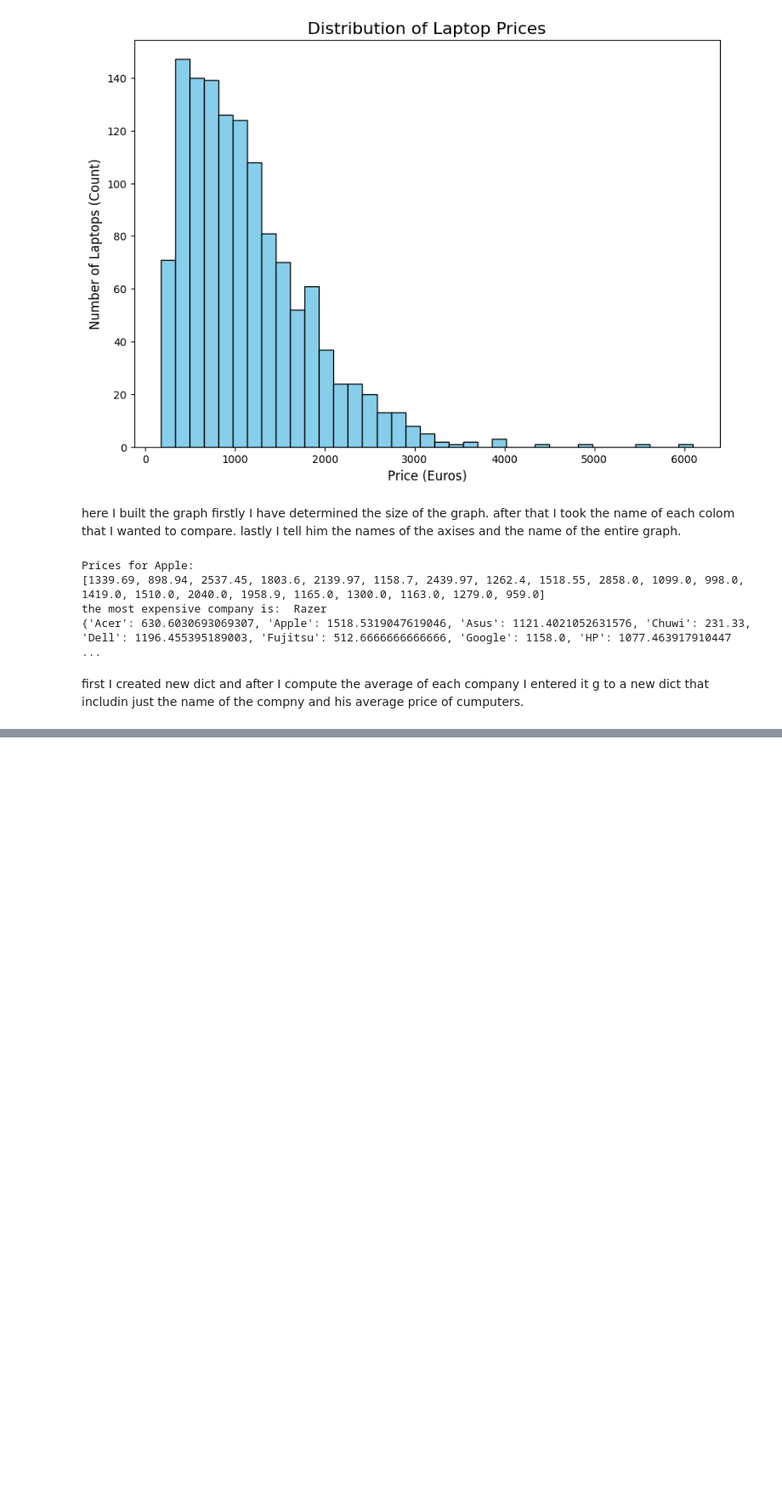
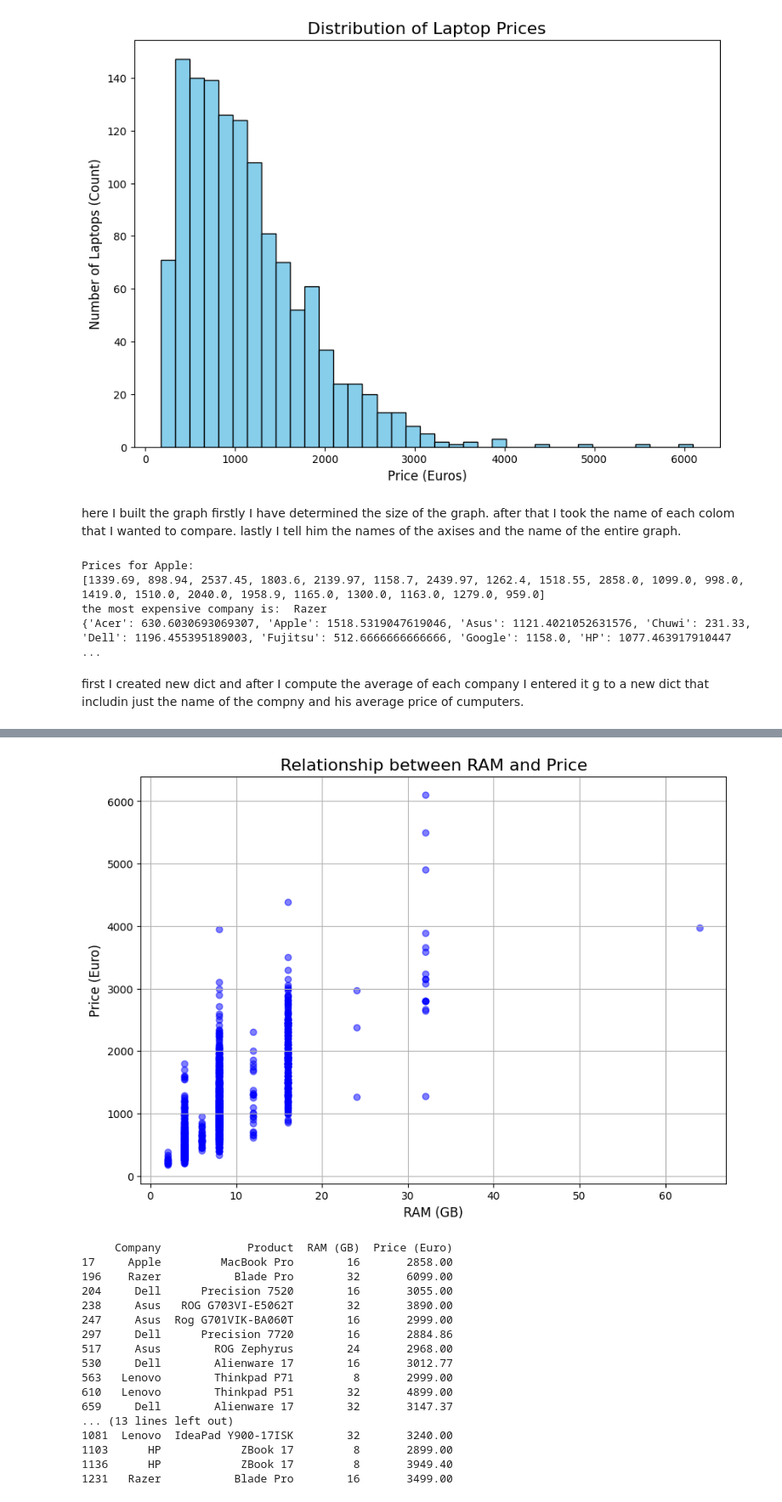
Before and after one commit to ofirkalan/mini-project-1, a Jupyter notebook: Mini_project_ofir_kalanthroff_322290651.ipynb, the cells around one changed output, grey strips where cells are left out. Shown at 85% size. Cells and saved outputs as stored; diff of their text form; code cells hidden in the pictures; blank space fills up the shorter version.

```diff
--- a/Mini_project_ofir_kalanthroff_322290651.ipynb
+++ b/Mini_project_ofir_kalanthroff_322290651.ipynb
@@ -84,0 +98,37 @@ for os_name in uniqeu_system:
+# %%
+plt.figure(figsize=(10, 7))
+plt.scatter(external_data_frame['RAM (GB)'], external_data_frame['Price (Euro)'], alpha=0.5, color='blue')
+plt.title('Relationship between RAM and Price', fontsize=16)
+plt.xlabel('RAM (GB)', fontsize=12)
+plt.ylabel('Price (Euro)', fontsize=12)
+plt.grid(True)
+plt.show()
+
+Q1 = external_data_frame['Price (Euro)'].quantile(0.25) #the first (25%)
+Q3 = external_data_frame['Price (Euro)'].quantile(0.75) #the third (75%)
+IQR = Q3 - Q1 #calculation of the inter quarter range
+
+#define the outliers
+lower_bound = Q1 - 1.5 * IQR
+upper_bound = Q3 + 1.5 * IQR
+outliers = external_data_frame[(external_data_frame['Price (Euro)'] < lower_bound) | (external_data_frame['Price (Euro)'] > upper_bound)]
+print(outliers[['Company', 'Product', 'RAM (GB)', 'Price (Euro)']])
+# %% [output]
+[figure, added]
+     Company             Product  RAM (GB)  Price (Euro)
+17     Apple         MacBook Pro        16       2858.00
+196    Razer           Blade Pro        32       6099.00
+204     Dell      Precision 7520        16       3055.00
+238     Asus   ROG G703VI-E5062T        32       3890.00
+247     Asus  Rog G701VIK-BA060T        16       2999.00
+297     Dell      Precision 7720        16       2884.86
+517     Asus        ROG Zephyrus        24       2968.00
+530     Dell        Alienware 17        16       3012.77
+563   Lenovo        Thinkpad P71         8       2999.00
+610   Lenovo        Thinkpad P51        32       4899.00
+659     Dell        Alienware 17        32       3147.37
+... (13 lines left out)
+1081  Lenovo  IdeaPad Y900-17ISK        32       3240.00
+1103      HP            ZBook 17         8       2899.00
+1136      HP            ZBook 17         8       3949.40
+1231   Razer           Blade Pro        16       3499.00
```
Also changed, not shown: parts of 2 cells of this notebook.
